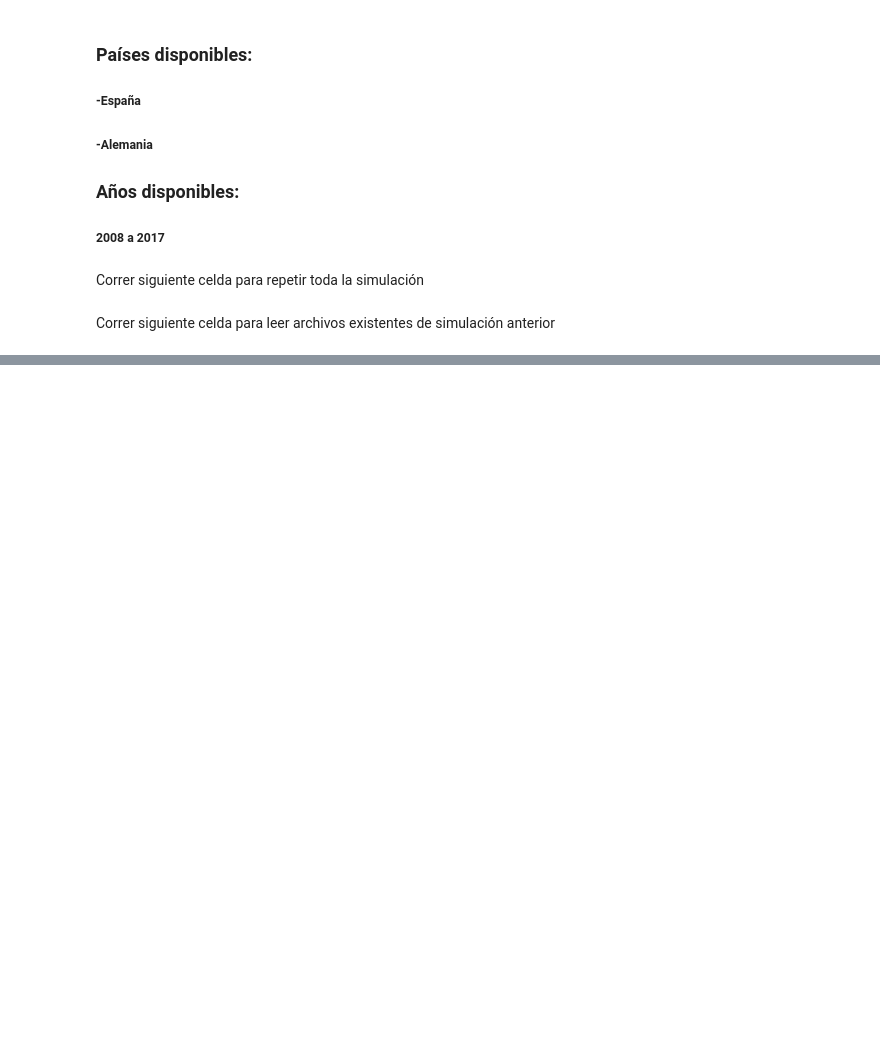
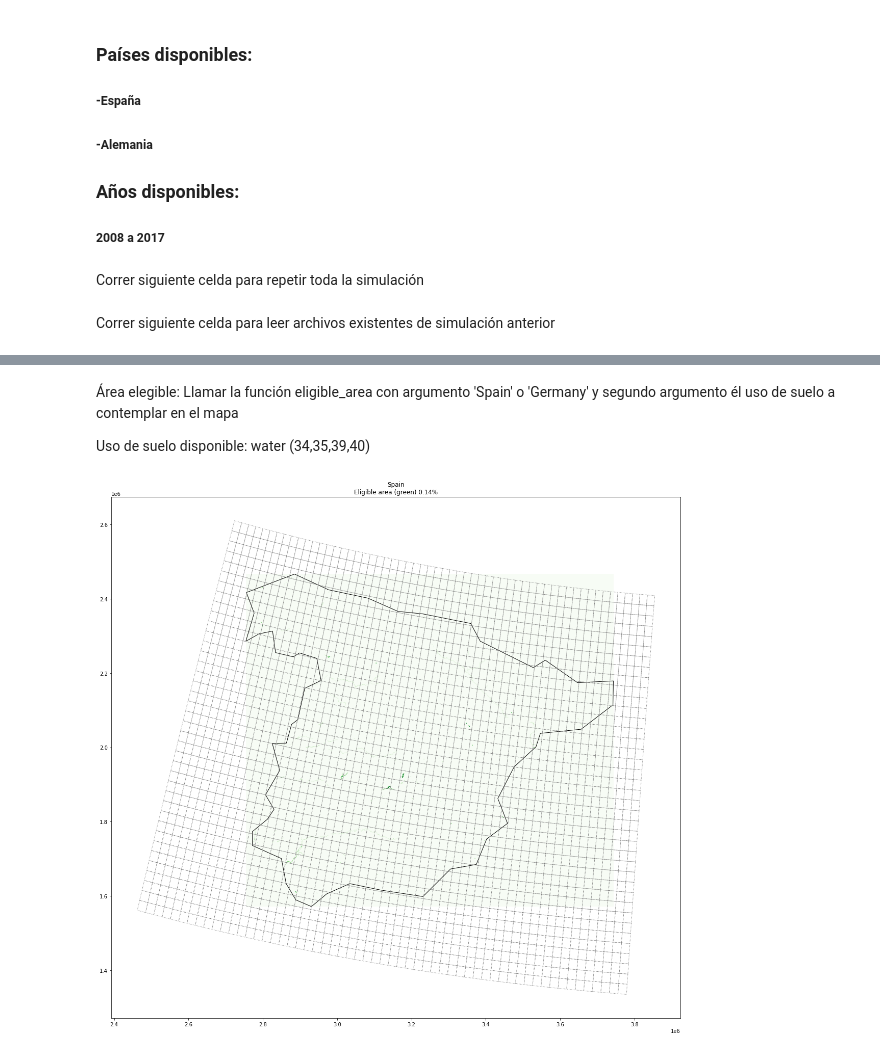
Before and after one commit to roberto-andrade22/PV_Parks_EU, a Jupyter notebook: Simulación.ipynb, the cells around one changed output, grey strips where cells are left out. Cells and saved outputs as stored; diff of their text form; code cells hidden in the pictures; blank space fills up the shorter version.

Commit message:
Eligible area

```diff
--- a/Simulación.ipynb
+++ b/Simulación.ipynb
@@ -31,0 +50,11 @@ for year in years:
+# %% [markdown]
+Área elegible:
+Llamar la función eligible_area con argumento 'Spain' o 'Germany' y segundo argumento él uso de suelo a contemplar en el mapa
+
+Uso de suelo disponible:
+water
+(34,35,39,40)
+# %%
+eligible_area('Spain',water)
+# %% [output]
+[figure, added]
```
Also changed, not shown: parts of 5 cells of this notebook, 1 other file.
